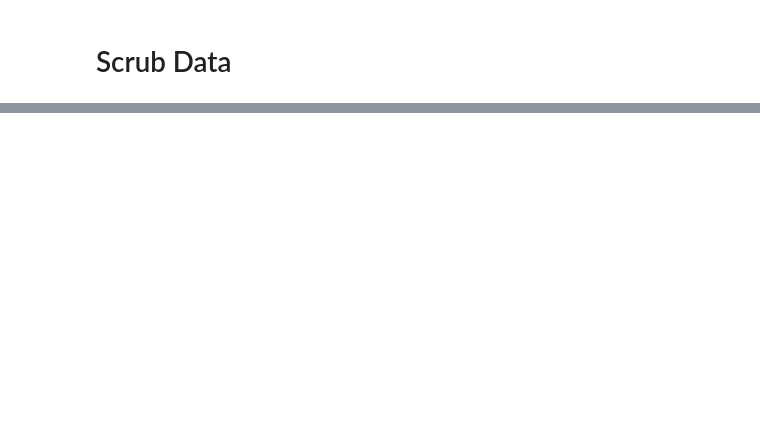
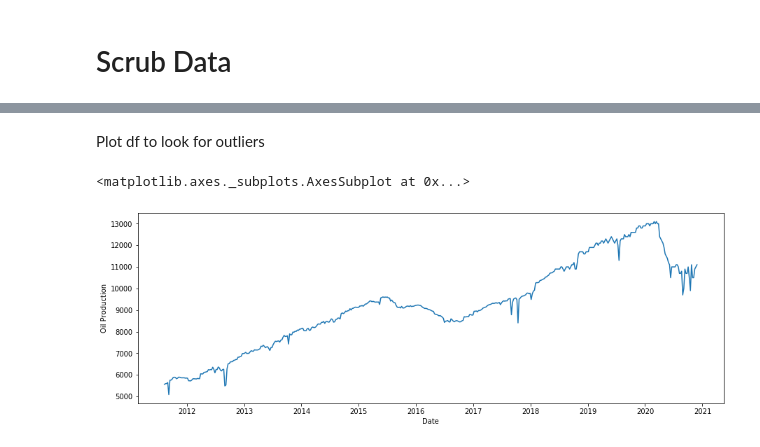
Before and after one commit to blantj/us_oil_production_time_series, a Jupyter notebook: Modeling.ipynb, the cells around one changed output, grey strips where cells are left out. Drawn from its saved outputs; the diff is of its cells as text; code cells hidden in the pictures; blank space fills up the shorter version.

```diff
--- a/Modeling.ipynb
+++ b/Modeling.ipynb
@@ -62,0 +82,8 @@ memory usage: 15.2 KB
+# %% [markdown]
+Plot df to look for outliers
+# %%
+fig, ax = plt.subplots(figsize=(15,5))
+sns.lineplot(x='Date', y='Oil Production', data=df, ax=ax)
+# %% [output]
+<matplotlib.axes._subplots.AxesSubplot at 0x...>
+[figure, added]
```
Also changed, not shown: parts of 33 cells of this notebook, 3 other files.
